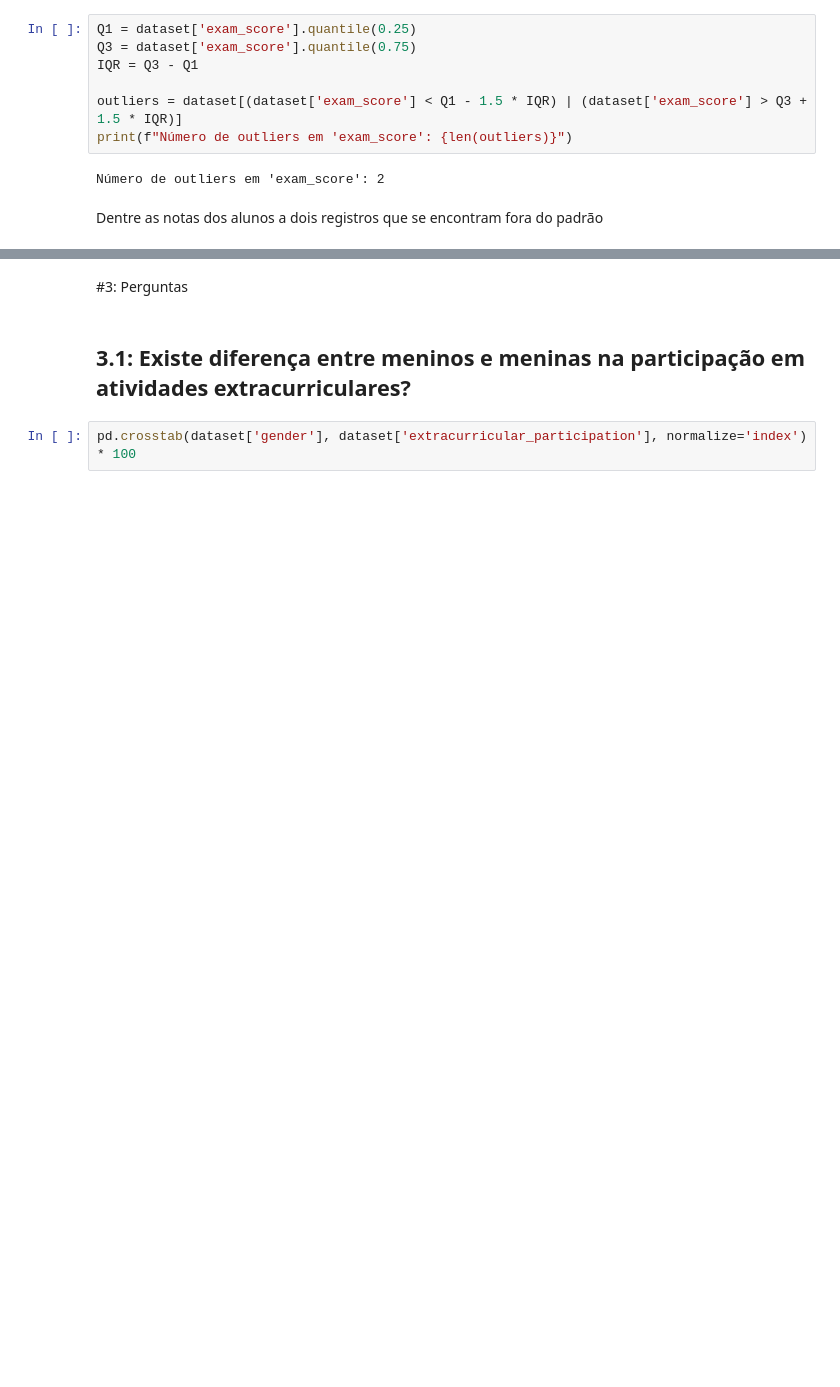
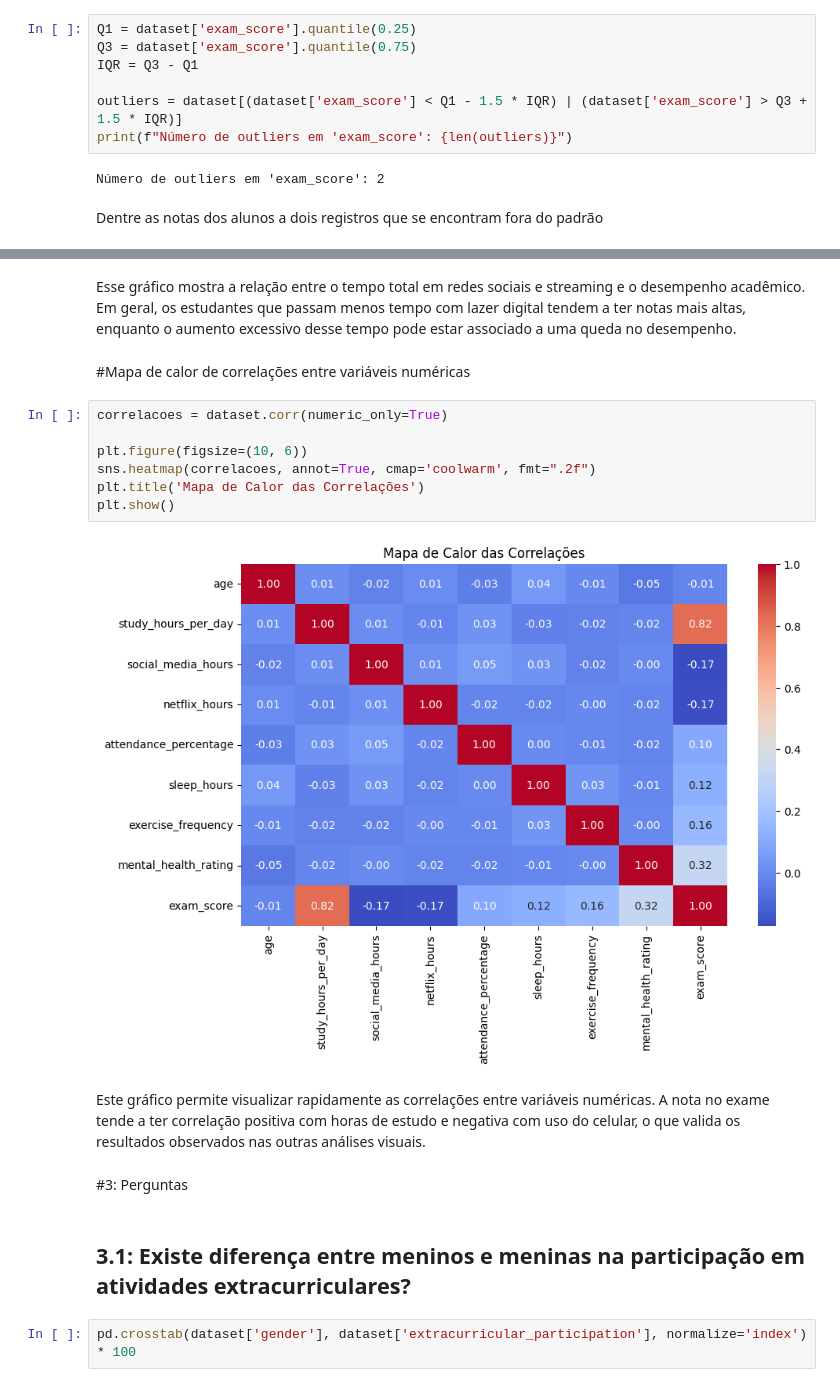
Before and after one commit to wilsonxdrone/N2-2B_AnaliseDados, a Jupyter notebook: analiseestudantes.ipynb, the cells around one changed output, grey strips where cells are left out. Cells and saved outputs as stored; diff of their text form; blank space fills up the shorter version.

```diff
--- a/analiseestudantes.ipynb
+++ b/analiseestudantes.ipynb
@@ -226,3 +257,18 @@ Dentre as notas dos alunos a dois registros que se encontram fora do padrão
+# %% [markdown]
+Esse gráfico mostra a relação entre o tempo total em redes sociais e streaming e o desempenho acadêmico. Em geral, os estudantes que passam menos tempo com lazer digital tendem a ter notas mais altas, enquanto o aumento excessivo desse tempo pode estar associado a uma queda no desempenho.
+# %% [markdown]
+#Mapa de calor de correlações entre variáveis numéricas
+# %%
+correlacoes = dataset.corr(numeric_only=True)
+
+plt.figure(figsize=(10, 6))
+sns.heatmap(correlacoes, annot=True, cmap='coolwarm', fmt=".2f")
+plt.title('Mapa de Calor das Correlações')
+plt.show()
+# %% [output]
+[figure, added]
+# %% [markdown]
+Este gráfico permite visualizar rapidamente as correlações entre variáveis numéricas. A nota no exame tende a ter correlação positiva com horas de estudo e negativa com uso do celular, o que valida os resultados observados nas outras análises visuais.
 # %% [markdown]
 #3: Perguntas
 # %% [markdown]
```
Also changed, not shown: parts of 16 cells of this notebook.
